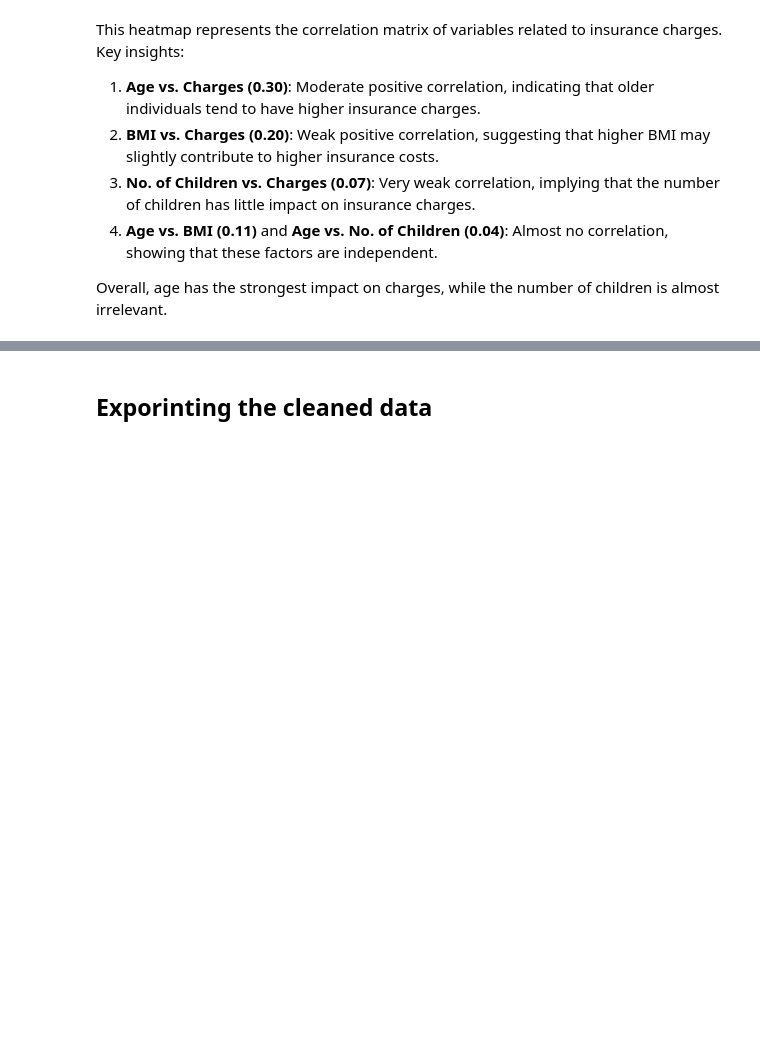
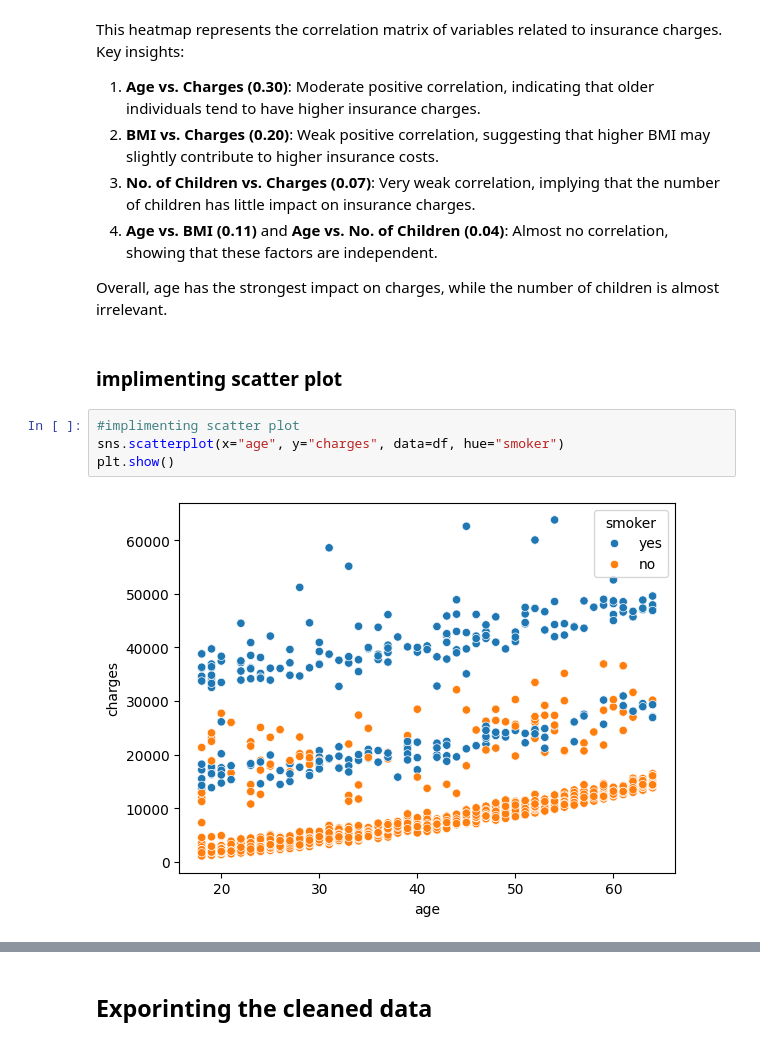
Before and after one commit to imadbenmadi/Medical-Insurance-Price-Prediction, a Jupyter notebook: notebooks/01_EDA.ipynb, the cells around one changed output, grey strips where cells are left out. Saved outputs shown, nothing was run; the diff lists cells and outputs as text; blank space fills up the shorter version.

```diff
--- a/notebooks/01_EDA.ipynb
+++ b/notebooks/01_EDA.ipynb
@@ -251,3 +263,11 @@ This heatmap represents the correlation matrix of variables related to insurance
 4. **Age vs. BMI (0.11)** and **Age vs. No. of Children (0.04)**: Almost no correlation, showing that these factors are independent.
 
 Overall, age has the strongest impact on charges, while the number of children is almost irrelevant.
+# %% [markdown]
+### implimenting scatter plot
+# %%
+#implimenting scatter plot
+sns.scatterplot(x="age", y="charges", data=df, hue="smoker")
+plt.show()
+# %% [output]
+[figure, added]
```
Also changed, not shown: parts of 8 cells of this notebook, 1 other file.
